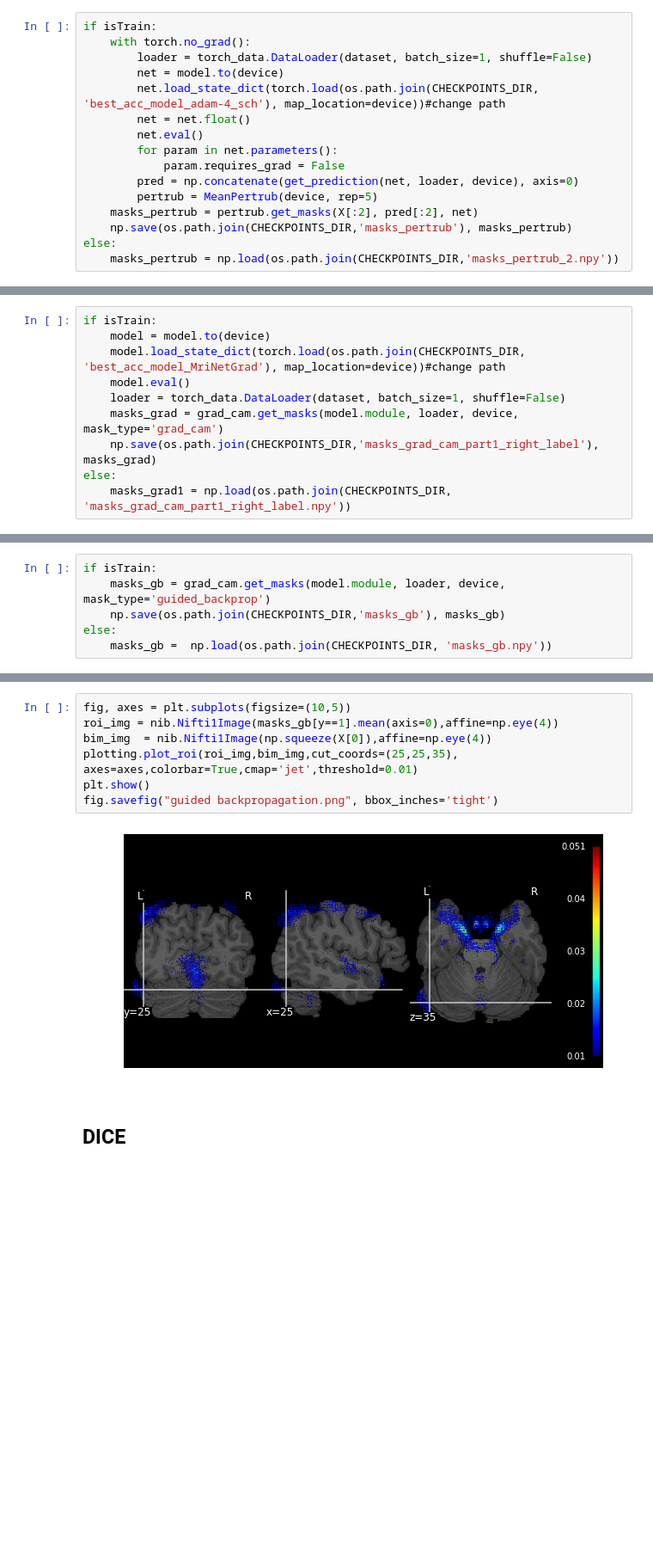
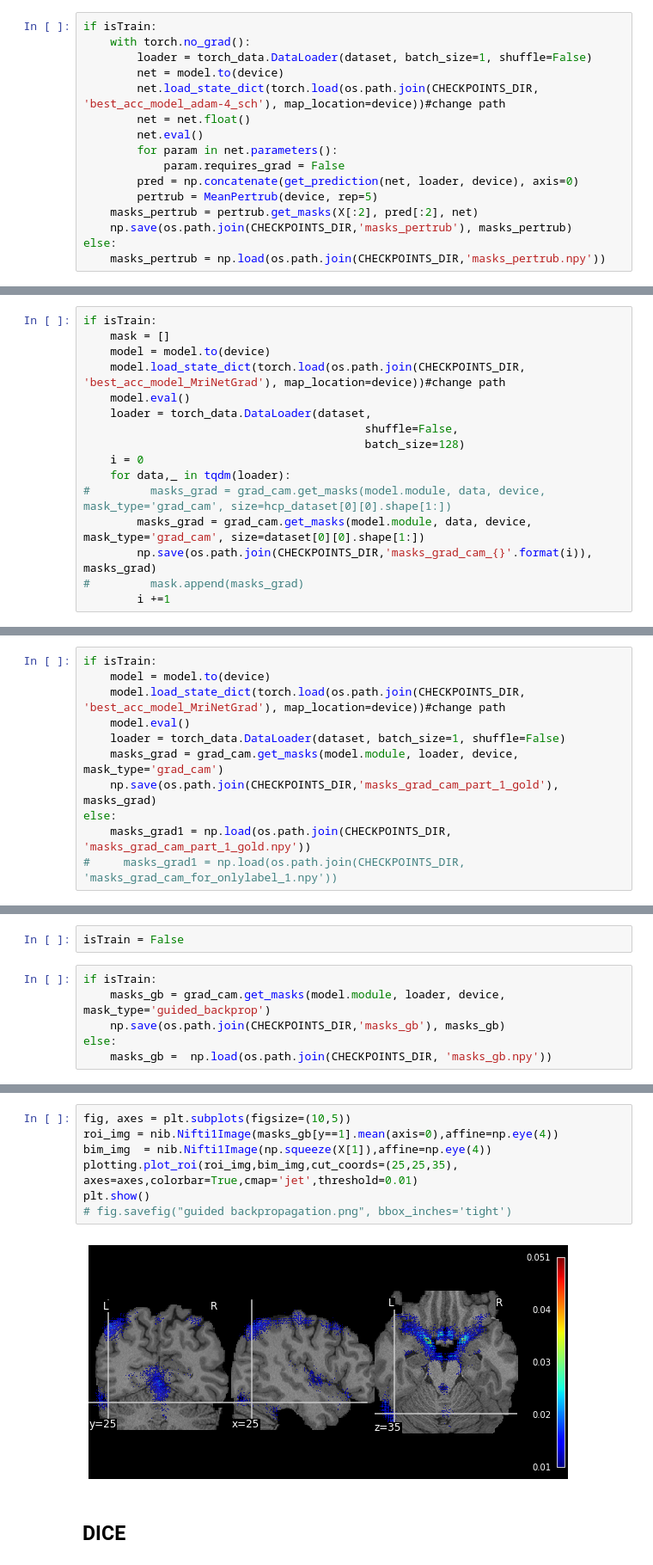
Before and after one commit to PolinaDruzhinina/CrystalNeuroimaging, a Jupyter notebook: masks/obtain_masks.ipynb, the cells around one changed output, grey strips where cells are left out. Shown at 86% size. Drawn from its saved outputs; the diff is of its cells as text; blank space fills up the shorter version.

```diff
--- a/masks/obtain_masks.ipynb
+++ b/masks/obtain_masks.ipynb
@@ -216,7 +236,7 @@ if isTrain:
     masks_pertrub = pertrub.get_masks(X[:2], pred[:2], net)
     np.save(os.path.join(CHECKPOINTS_DIR,'masks_pertrub'), masks_pertrub)
 else:
-    masks_pertrub = np.load(os.path.join(CHECKPOINTS_DIR,'masks_pertrub_2.npy'))
+    masks_pertrub = np.load(os.path.join(CHECKPOINTS_DIR,'masks_pertrub.npy'))
 # %%
 !nvidia-smi
 # %% [output]
@@ -322,2 +382,18 @@ Std cross-validation accuracy for conj mask (10-folds): 12.269369407659404
 # %%
 isTrain = True
+# %%
+if isTrain:
+    mask = []
+    model = model.to(device)
+    model.load_state_dict(torch.load(os.path.join(CHECKPOINTS_DIR, 'best_acc_model_MriNetGrad'), map_location=device))#change path
+    model.eval()
+    loader = torch_data.DataLoader(dataset,
+                                          shuffle=False,
+                                          batch_size=128)
+    i = 0
+    for data,_ in tqdm(loader):
+#         masks_grad = grad_cam.get_masks(model.module, data, device, mask_type='grad_cam', size=hcp_dataset[0][0].shape[1:])
+        masks_grad = grad_cam.get_masks(model.module, data, device, mask_type='grad_cam', size=dataset[0][0].shape[1:])
+        np.save(os.path.join(CHECKPOINTS_DIR,'masks_grad_cam_{}'.format(i)), masks_grad)
+#         mask.append(masks_grad)
+        i +=1
@@ -328,6 +437,7 @@ if isTrain:
     model.eval()
     loader = torch_data.DataLoader(dataset, batch_size=1, shuffle=False)
     masks_grad = grad_cam.get_masks(model.module, loader, device, mask_type='grad_cam')
-    np.save(os.path.join(CHECKPOINTS_DIR,'masks_grad_cam_part1_right_label'), masks_grad)
+    np.save(os.path.join(CHECKPOINTS_DIR,'masks_grad_cam_part_1_gold'), masks_grad)
 else:
-    masks_grad1 = np.load(os.path.join(CHECKPOINTS_DIR, 'masks_grad_cam_part1_right_label.npy'))
+    masks_grad1 = np.load(os.path.join(CHECKPOINTS_DIR, 'masks_grad_cam_part_1_gold.npy'))
+#     masks_grad1 = np.load(os.path.join(CHECKPOINTS_DIR, 'masks_grad_cam_for_onlylabel_1.npy'))
@@ -390,6 +522,8 @@ fig.savefig("grad_cam.png", bbox_inches='tight')
 [figure]
 # %% [markdown]
 ## Guided Back-propagation
+# %%
+isTrain = False
 # %%
 if isTrain:
     masks_gb = grad_cam.get_masks(model.module, loader, device, mask_type='guided_backprop')
@@ -399,12 +553,12 @@ else:
 # %%
 fig, axes = plt.subplots(figsize=(10,5))
 roi_img = nib.Nifti1Image(masks_gb[y==1].mean(axis=0),affine=np.eye(4))
-bim_img  = nib.Nifti1Image(np.squeeze(X[0]),affine=np.eye(4))
+bim_img  = nib.Nifti1Image(np.squeeze(X[1]),affine=np.eye(4))
 plotting.plot_roi(roi_img,bim_img,cut_coords=(25,25,35), axes=axes,colorbar=True,cmap='jet',threshold=0.01)
 plt.show()
-fig.savefig("guided backpropagation.png", bbox_inches='tight')
+# fig.savefig("guided backpropagation.png", bbox_inches='tight')
 # %% [output]
-[figure, old version]
+[figure, new version]
 # %% [markdown]
 ## DICE
 # %%
```
Also changed, not shown: parts of 26 cells of this notebook, 9 other files.
